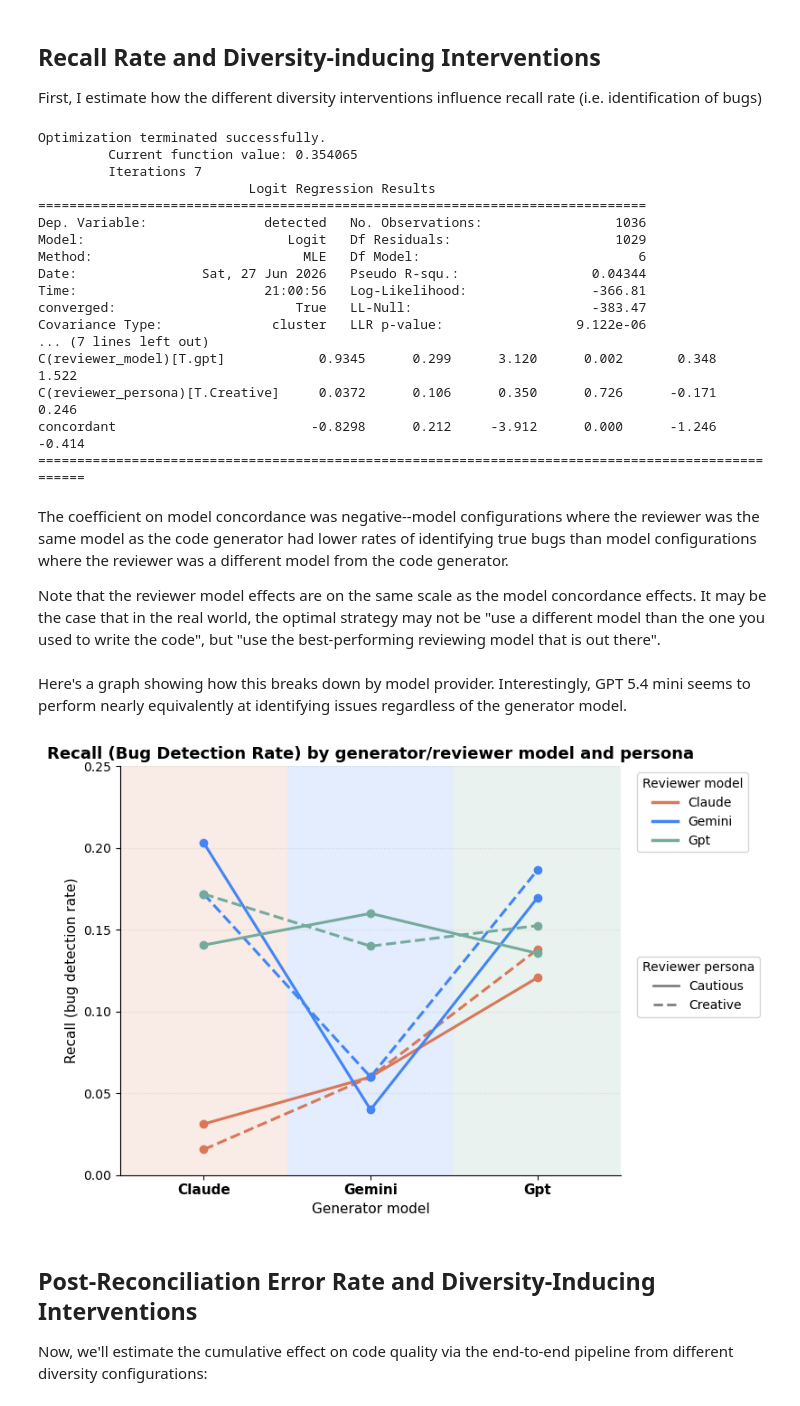
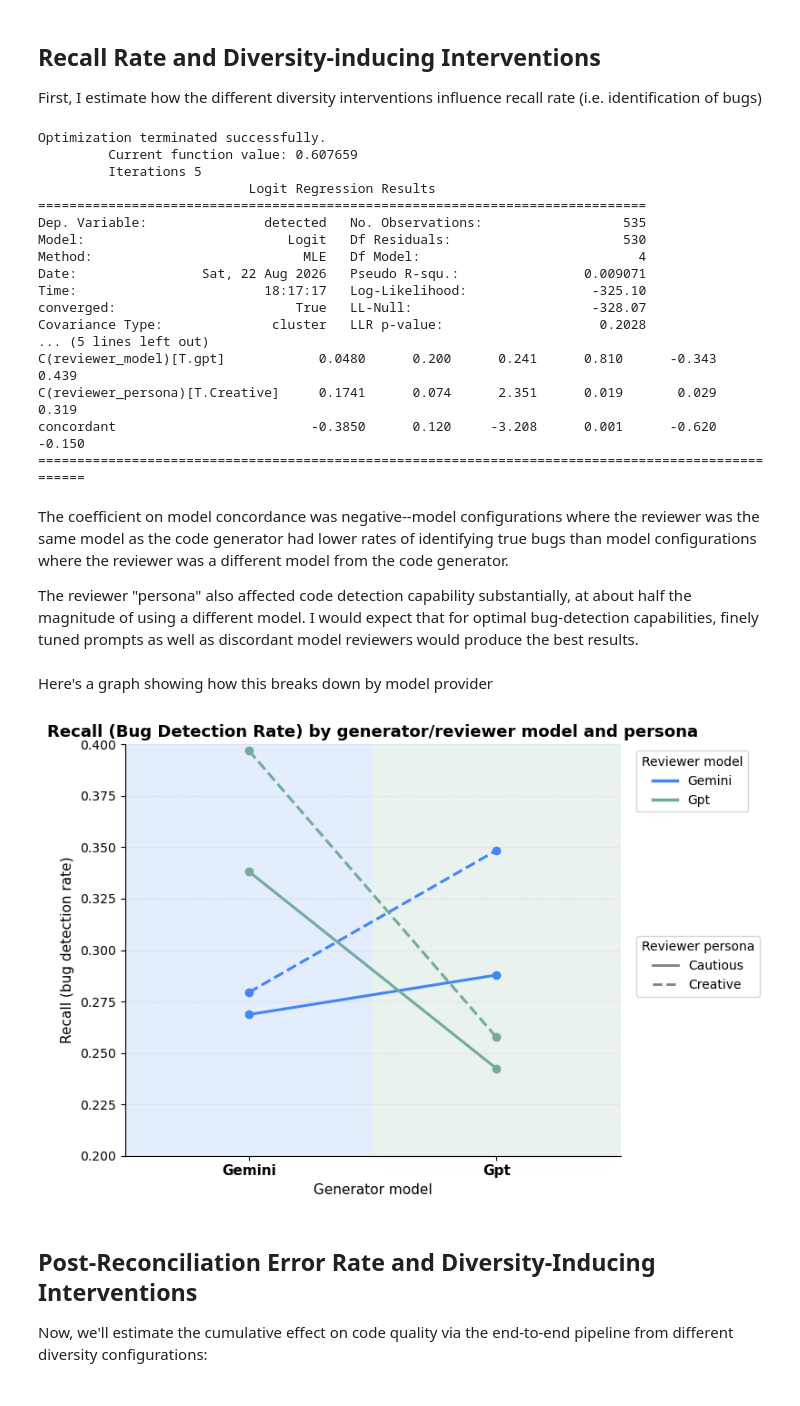
Before and after one commit to clementzach/blog_posts, a Jupyter notebook: code_reviewing_performance.ipynb, the cells around one changed output. Saved outputs shown, nothing was run; the diff lists cells and outputs as text; code cells hidden in the pictures.

```diff
--- a/code_reviewing_performance.ipynb
+++ b/code_reviewing_performance.ipynb
@@ -104,7 +120,7 @@ df = df.loc[~parse_fail].copy()
 df['concordant'] = (df['generator_model'] == df['reviewer_model']).astype(int)
 df['bug_present'] = ~df['successful_run_pre_review']
 
-df['reviewer_persona'] = np.where(df['reviewer_persona'] == "persona_1", "Cautious", "Creative")
+df['reviewer_persona'] = np.where(df['reviewer_persona'].isin( ["persona_1", "Cautious"]), "Cautious", "Creative")
 
 # bug_detected / successful_run_post_review are dtype=object -- coerce explicitly,
 # check df['bug_detected'].unique() and df['successful_run_post_review'].unique()
@@ -126,28 +142,28 @@ recall_model = smf.logit(f'detected ~ {rhs}', data=recall_df).fit(
 print(recall_model.summary())
 # %% [output]
 Optimization terminated successfully.
-         Current function value: 0.354065
-         Iterations 7
+         Current function value: 0.607659
+         Iterations 5
                            Logit Regression Results
 ==============================================================================
-Dep. Variable:               detected   No. Observations:                 1036
-Model:                          Logit   Df Residuals:                     1029
-Method:                           MLE   Df Model:                            6
-Date:                Sat, 27 Jun 2026   Pseudo R-squ.:                 0.04344
-Time:                        21:00:56   Log-Likelihood:                -366.81
-converged:                       True   LL-Null:                       -383.47
-Covariance Type:              cluster   LLR p-value:                 9.122e-06
-... (7 lines left out)
-C(reviewer_model)[T.gpt]            0.9345      0.299      3.120      0.002       0.348       1.522
-C(reviewer_persona)[T.Creative]     0.0372      0.106      0.350      0.726      -0.171       0.246
-concordant                         -0.8298      0.212     -3.912      0.000      -1.246      -0.414
+Dep. Variable:               detected   No. Observations:                  535
+Model:                          Logit   Df Residuals:                      530
+Method:                           MLE   Df Model:                            4
+Date:                Sat, 22 Aug 2026   Pseudo R-squ.:                0.009071
+Time:                        18:17:17   Log-Likelihood:                -325.10
+converged:                       True   LL-Null:                       -328.07
+Covariance Type:              cluster   LLR p-value:                    0.2028
+... (5 lines left out)
+C(reviewer_model)[T.gpt]            0.0480      0.200      0.241      0.810      -0.343       0.439
+C(reviewer_persona)[T.Creative]     0.1741      0.074      2.351      0.019       0.029       0.319
+concordant                         -0.3850      0.120     -3.208      0.001      -0.620      -0.150
 ===================================================================================================
 # %% [markdown]
 The coefficient on model concordance was negative--model configurations where the reviewer was the same model as the code generator had lower rates of identifying true bugs than model configurations where the reviewer was a different model from the code generator.
 
-Note that the reviewer model effects are on the same scale as the model concordance effects. It may be the case that in the real world, the optimal strategy may not be "use a different model than the one you used to write the code", but "use the best-performing reviewing model that is out there".
+The reviewer "persona" also affected code detection capability substantially, at about half the magnitude of using a different model. I would expect that for optimal bug-detection capabilities, finely tuned prompts as well as discordant model reviewers would produce the best results.
 # %% [markdown]
-Here's a graph showing how this breaks down by model provider. Interestingly, GPT 5.4 mini seems to perform nearly equivalently at identifying issues regardless of the generator model.
+Here's a graph showing how this breaks down by model provider
 # %%
 import numpy as np
 import matplotlib.pyplot as plt
@@ -155,7 +171,6 @@ from matplotlib.lines import Line2D
 
 # --- Brand colors (approximate -- swap in exact hex from style guides if you have them) ---
 BRAND_COLORS = {
-    'claude': '#D97757',   # Anthropic clay/terracotta
     'gemini': '#4285F4',   # Google blue
     'gpt':    '#74AA9C',   # OpenAI teal-green
 }
@@ -186,7 +201,7 @@ recall_df = (
       .reset_index()
 )
 
-models = ['claude', 'gemini', 'gpt']  # x-axis order
+models = ['gemini', 'gpt']  # x-axis order
 x_pos = {m: i for i, m in enumerate(models)}
 
 fig, ax = plt.subplots(figsize=(8, 5.5))
@@ -208,35 +223,35 @@ for reviewer in models:
             color=BRAND_COLORS[reviewer],
             linestyle=ls,
             marker='o',
             markersize=6,
             linewidth=2.2,
             zorder=3,
         )
 
 ax.set_xticks(list(x_pos.values()))
 ax.set_xticklabels([m.capitalize() for m in models], fontsize=11, fontweight='bold')
 ax.set_xlim(-0.5, len(models) - 0.5)
-ax.set_ylim(0, 0.25)
+ax.set_ylim(0.2, 0.4)
 ax.set_ylabel('Recall (bug detection rate)', fontsize=11)
 ax.set_xlabel('Generator model', fontsize=11)
 ax.set_title('Recall (Bug Detection Rate) by generator/reviewer model and persona', fontsize=13, fontweight='bold')
 
 # --- Two separate legends: color = reviewer model, linestyle = persona ---
 model_handles = [Line2D([0], [0], color=BRAND_COLORS[m], lw=2.5, label=m.capitalize()) for m in models]
 persona_handles = [Line2D([0], [0], color='gray', lw=2, linestyle=ls, label=p) for p, ls in PERSONA_STYLES.items()]
 
 legend1 = ax.legend(handles=model_handles, title='Reviewer model', loc='upper left', bbox_to_anchor=(1.02, 1))
 ax.legend(handles=persona_handles, title='Reviewer persona', loc='upper left', bbox_to_anchor=(1.02, 0.55))
 ax.add_artist(legend1)
 
 ax.grid(axis='y', linestyle=':', alpha=0.4, zorder=1)
 ax.spines[['top', 'right']].set_visible(False)
 
 plt.tight_layout()
 plt.savefig('recall_by_model_persona.png', dpi=200, bbox_inches='tight')
 plt.show()
 # %% [output]
-[figure, old version]
+[figure, new version]
 # %% [markdown]
 ## Post-Reconciliation Error Rate and Diversity-Inducing Interventions
 
```
Also changed, not shown: parts of 5 cells of this notebook, 12 other files.
